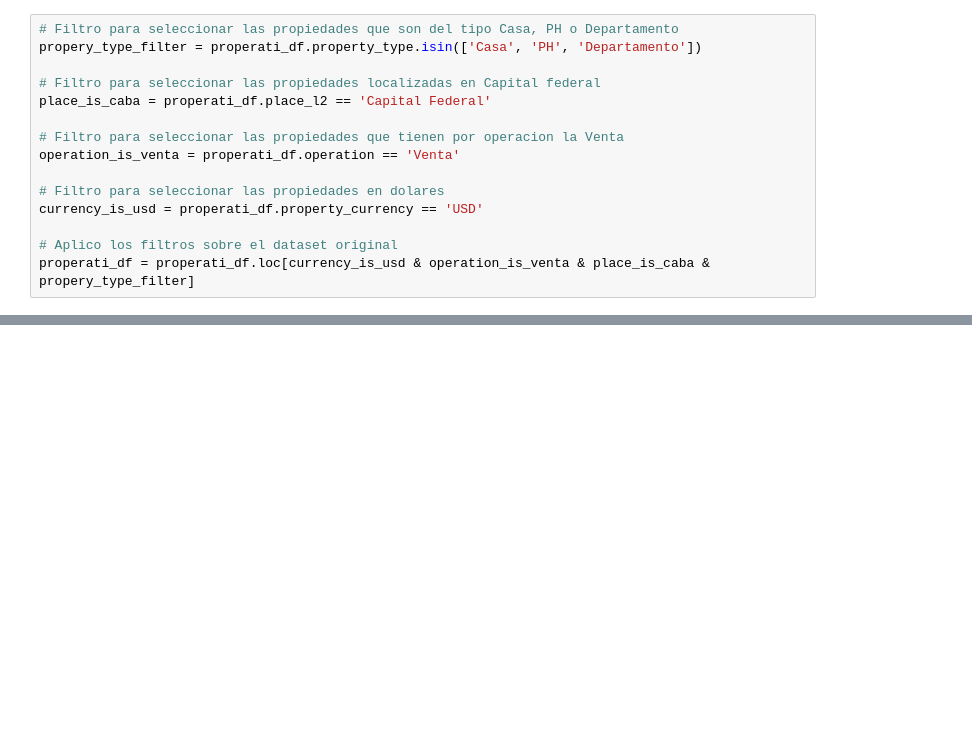
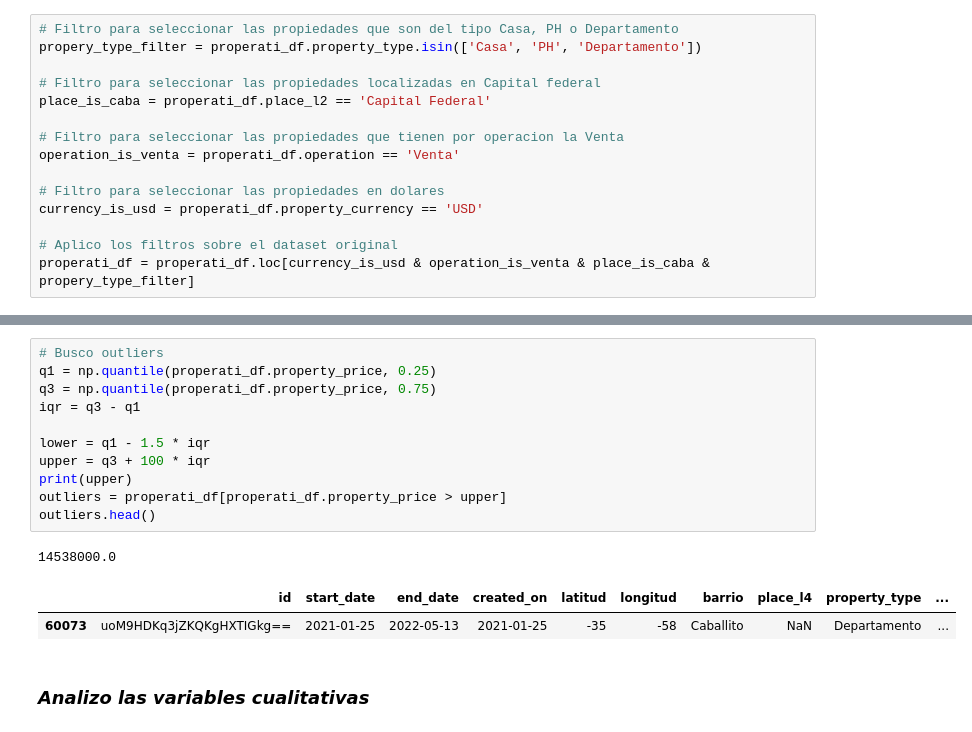
Before and after one commit to FranFiuba/7506R-2C2022-GRUPO02, a Jupyter notebook: 7506R_TP1_GRUPO02_ENTREGA.ipynb, the cells around one changed output, grey strips where cells are left out. Saved outputs shown, nothing was run; the diff lists cells and outputs as text; blank space fills up the shorter version.

```diff
--- a/7506R_TP1_GRUPO02_ENTREGA.ipynb
+++ b/7506R_TP1_GRUPO02_ENTREGA.ipynb
@@ -56,0 +66,17 @@ properati_df = properati_df.loc[properati_df.place_l3.notna()]
+# %%
+# Busco outliers
+q1 = np.quantile(properati_df.property_price, 0.25)
+q3 = np.quantile(properati_df.property_price, 0.75)
+iqr = q3 - q1
+
+lower = q1 - 1.5 * iqr
+upper = q3 + 100 * iqr
+print(upper)
+outliers = properati_df[properati_df.property_price > upper]
+outliers.head()
+# %% [output]
+14538000.0
+|  | id | start_date | end_date | created_on | latitud | longitud | barrio | place_l4 | property_type | ... |
+| 60073 | uoM9HDKq3jZKQKgHXTIGkg== | 2021-01-25 | 2022-05-13 | 2021-01-25 | -35 | -58 | Caballito | NaN | Departamento | ... |
+# %% [markdown]
+### <i> Analizo las variables cualitativas </i>
```
Also changed, not shown: parts of 12 cells of this notebook.
